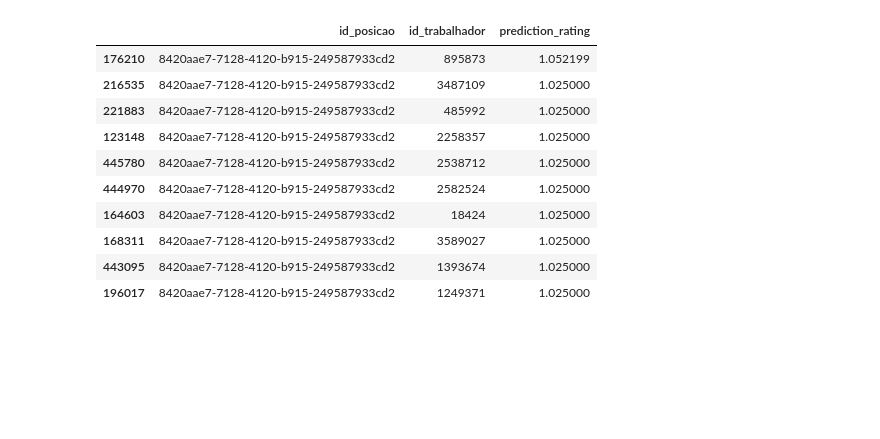
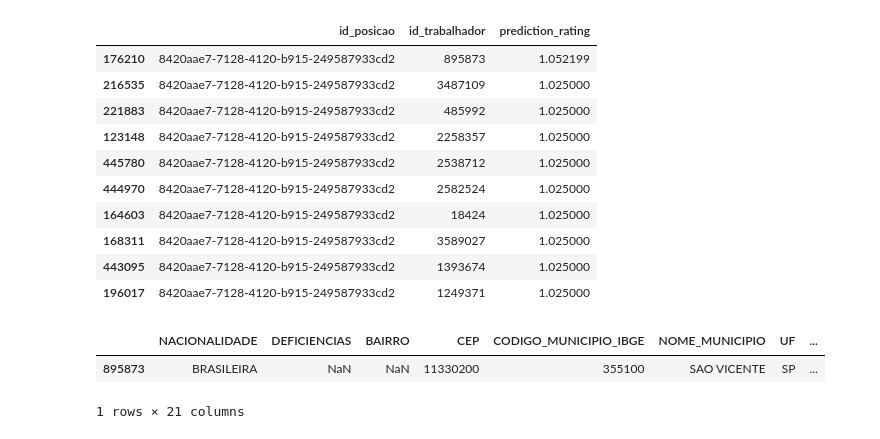
Before and after one commit to equipepontozip/coronathon, a Jupyter notebook: notebooks/surprise-recommendation.ipynb, the cells around one changed output. Cells and saved outputs as stored; diff of their text form; code cells hidden in the pictures; blank space fills up the shorter version.

Commit message:
Busca por melhores trabalhadores para uma posicao

```diff
--- a/notebooks/surprise-recommendation.ipynb
+++ b/notebooks/surprise-recommendation.ipynb
@@ -214,3 +212,9 @@ df_results[df_results['id_posicao']=='8420aae7-7128-4120-b915-249587933cd2'].sor
 | 168311 | 8420aae7-7128-4120-b915-249587933cd2 | 3589027 | 1.025000 |
 | 443095 | 8420aae7-7128-4120-b915-249587933cd2 | 1393674 | 1.025000 |
 | 196017 | 8420aae7-7128-4120-b915-249587933cd2 | 1249371 | 1.025000 |
+# %%
+df_trabalhadores[df_trabalhadores['id']==895873]
+# %% [output]
+|  | NACIONALIDADE | DEFICIENCIAS | BAIRRO | CEP | CODIGO_MUNICIPIO_IBGE | NOME_MUNICIPIO | UF | ... |
+| 895873 | BRASILEIRA | NaN | NaN | 11330200 | 355100 | SAO VICENTE | SP | ... |
+1 rows × 21 columns
```
Also changed, not shown: parts of 1 cell of this notebook.
